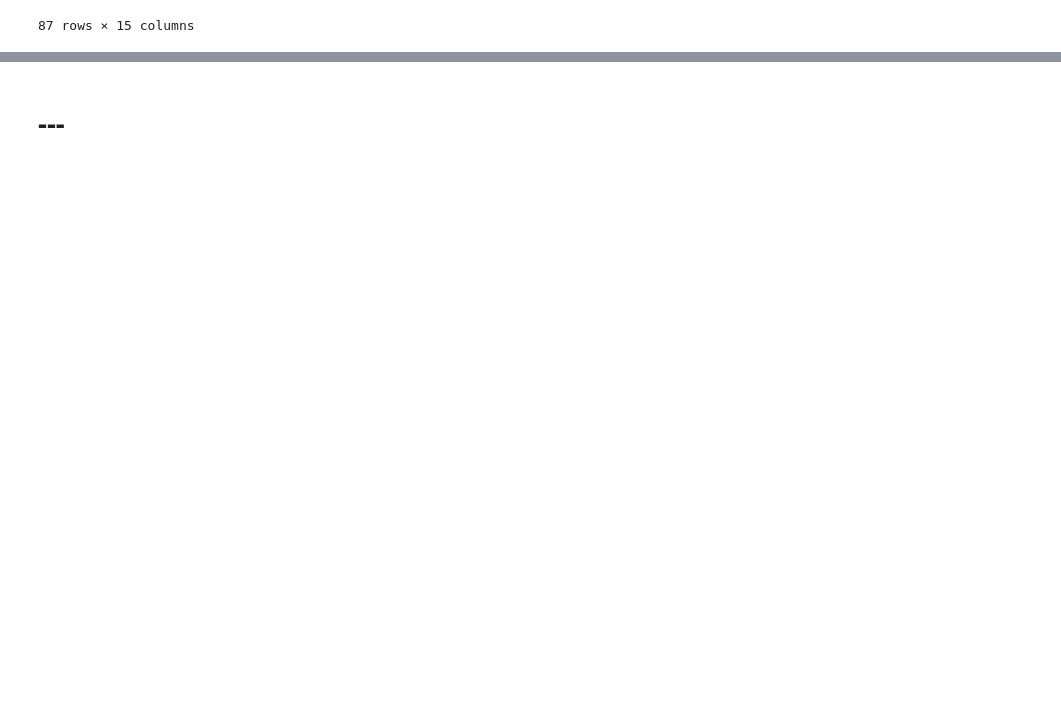
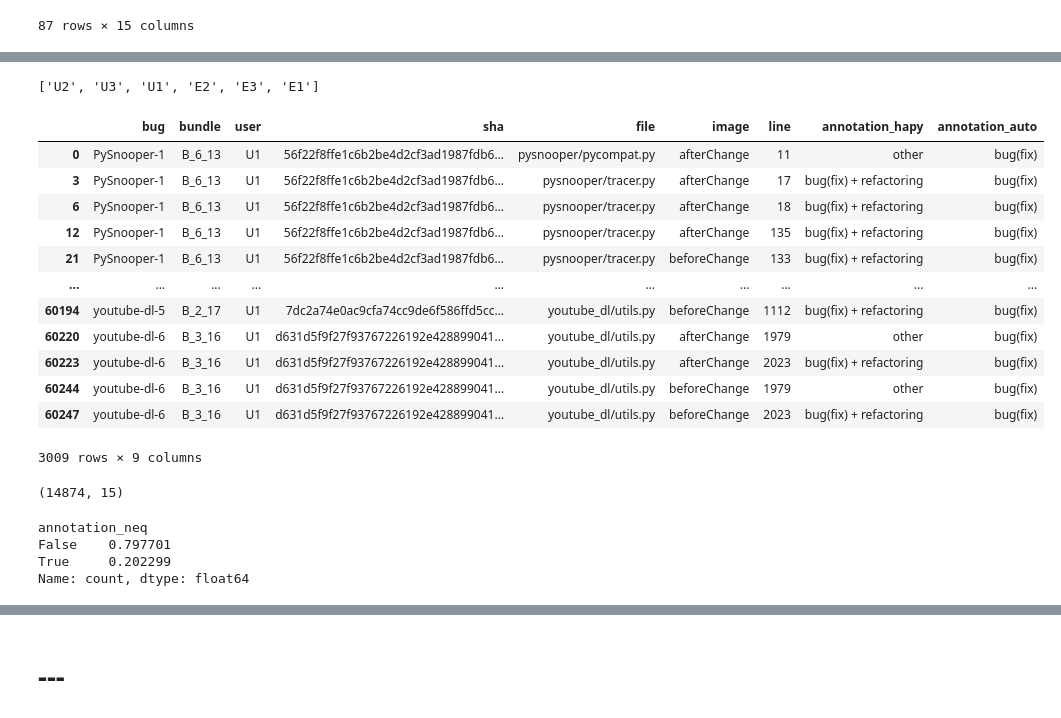
Before and after one commit to ncusi/PatchScope, a Jupyter notebook: notebooks/experiments/01-compare_annotations.ipynb, the cells around one changed output, grey strips where cells are left out. Saved outputs shown, nothing was run; the diff lists cells and outputs as text; code cells hidden in the pictures; blank space fills up the shorter version.

```diff
--- a/notebooks/experiments/01-compare_annotations.ipynb
+++ b/notebooks/experiments/01-compare_annotations.ipynb
@@ -1305,0 +1320,37 @@ merge_sel[merge_sel['annotation_auto']=='data']
+# %%
+users = user_counts_s.index.to_list()
+users
+# %% [output]
+['U2', 'U3', 'U1', 'E2', 'E3', 'E1']
+# %%
+merge_sel_U1 = merge_sel[merge_sel['user'] == 'U1']
+merge_sel_U1[merge_sel_U1['annotation_neq']][[
+    'bug','bundle','user','sha',
+    'file','image','line',
+    'annotation_hapy', 'annotation_auto'
+]]
+# %% [output]
+|  | bug | bundle | user | sha | file | image | line | annotation_hapy | annotation_auto |
+| 0 | PySnooper-1 | B_6_13 | U1 | 56f22f8ffe1c6b2be4d2cf3ad1987fdb6... | pysnooper/pycompat.py | afterChange | 11 | other | bug(fix) |
+| 3 | PySnooper-1 | B_6_13 | U1 | 56f22f8ffe1c6b2be4d2cf3ad1987fdb6... | pysnooper/tracer.py | afterChange | 17 | bug(fix) + refactoring | bug(fix) |
+| 6 | PySnooper-1 | B_6_13 | U1 | 56f22f8ffe1c6b2be4d2cf3ad1987fdb6... | pysnooper/tracer.py | afterChange | 18 | bug(fix) + refactoring | bug(fix) |
+| 12 | PySnooper-1 | B_6_13 | U1 | 56f22f8ffe1c6b2be4d2cf3ad1987fdb6... | pysnooper/tracer.py | afterChange | 135 | bug(fix) + refactoring | bug(fix) |
+| 21 | PySnooper-1 | B_6_13 | U1 | 56f22f8ffe1c6b2be4d2cf3ad1987fdb6... | pysnooper/tracer.py | beforeChange | 133 | bug(fix) + refactoring | bug(fix) |
+| ... | ... | ... | ... | ... | ... | ... | ... | ... | ... |
+| 60194 | youtube-dl-5 | B_2_17 | U1 | 7dc2a74e0ac9cfa74cc9de6f586ffd5cc... | youtube_dl/utils.py | beforeChange | 1112 | bug(fix) + refactoring | bug(fix) |
+| 60220 | youtube-dl-6 | B_3_16 | U1 | d631d5f9f27f93767226192e428899041... | youtube_dl/utils.py | afterChange | 1979 | other | bug(fix) |
+| 60223 | youtube-dl-6 | B_3_16 | U1 | d631d5f9f27f93767226192e428899041... | youtube_dl/utils.py | afterChange | 2023 | bug(fix) + refactoring | bug(fix) |
+| 60244 | youtube-dl-6 | B_3_16 | U1 | d631d5f9f27f93767226192e428899041... | youtube_dl/utils.py | beforeChange | 1979 | other | bug(fix) |
+| 60247 | youtube-dl-6 | B_3_16 | U1 | d631d5f9f27f93767226192e428899041... | youtube_dl/utils.py | beforeChange | 2023 | bug(fix) + refactoring | bug(fix) |
+3009 rows × 9 columns
+# %%
+merge_sel_U1.shape
+# %% [output]
+(14874, 15)
+# %%
+merge_sel_U1['annotation_neq'].value_counts()/merge_sel_U1.shape[0]
+# %% [output]
+annotation_neq
+False    0.797701
+True     0.202299
+Name: count, dtype: float64
```
Also changed, not shown: parts of 8 cells of this notebook.
